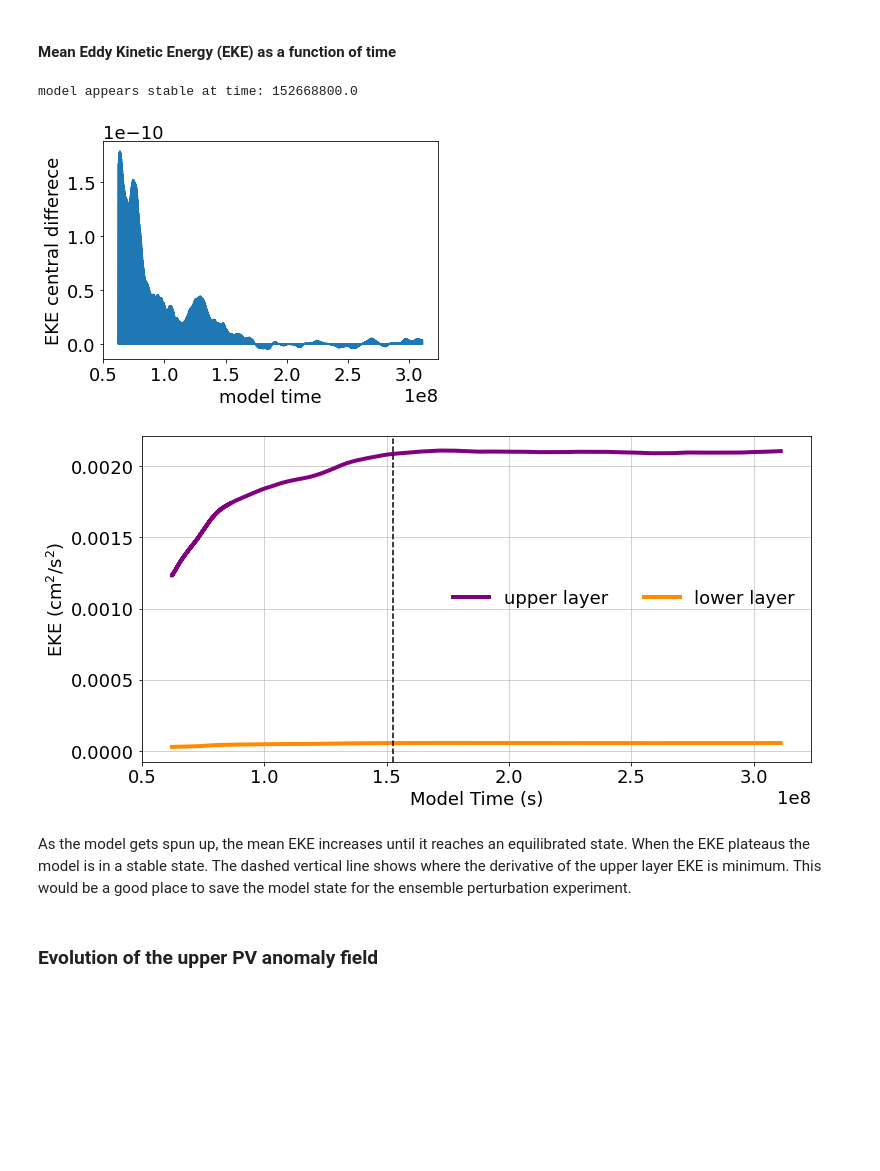
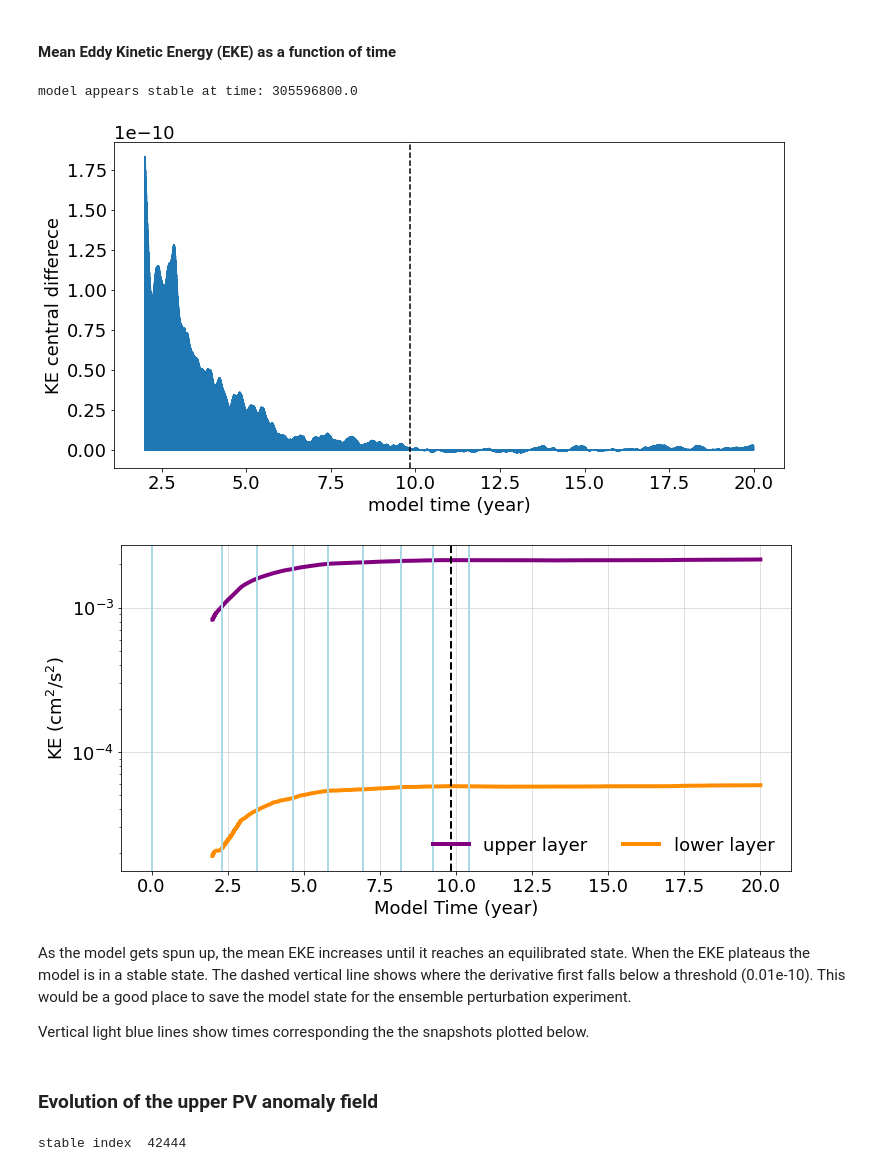
Before and after one commit to ocean-transport/lcs-ml, a Jupyter notebook: run_to_equilibrium.ipynb, the cells around one changed output. Drawn from its saved outputs; the diff is of its cells as text; code cells hidden in the pictures; blank space fills up the shorter version.

```diff
--- a/run_to_equilibrium.ipynb
+++ b/run_to_equilibrium.ipynb
@@ -101,19 +94,16 @@ q = [qi]
 eke = [[np.nan, np.nan]]
 t = [0]
 
-# n=0
 for snapshot in m.run_with_snapshots(tsnapstart=m.t, tsnapint=m.dt):
-#     n+=1 # This counter controls when the EKE is appended to the list.
-
-    q.append(m.q) # PV anomaly
+    q_copy = m.q.copy()
+    q.append(q_copy) # PV anomaly
     t.append(m.t) # model time
-#     if n > twrite*2: # EKE doesn't get computed until the first 'tavestart' interval
     try:
         eke.append(m.get_diagnostic('EKE')) # mean eddy kinetic energy
     except:
         eke.append([np.nan, np.nan])
 
 # Convert to numpy arrays
-q_snapshots = np.asarray(q)
-EKE_snapshots = np.asarray(eke)
-t_snapshots = np.asarray(t)
+q_snapshots = np.stack(q)
+EKE_snapshots = np.stack(eke)
+t_snapshots = np.stack(t)
@@ -122,30 +130,40 @@ t_snapshots = np.asarray(t)
 # %%
 # Take derivative of upper layer EKE using a central difference
 dEKE_dt = np.gradient(EKE_snapshots[:,0], t_snapshots)
-I = np.where((dEKE_dt<0.1e-10)&(dEKE_dt>0)) [0]
+I = np.where((dEKE_dt<0.01e-10)&(dEKE_dt>0)) [0]
 EKE_stable = t_snapshots[I[0]]
 
 # Plot EKE derivative
 plt.rcParams.update({'font.size': 18})
-plt.figure(); plt.plot(t_snapshots, dEKE_dt)
-plt.ylabel('EKE central differece'); plt.xlabel('model time')
+plt.figure(figsize=(12,6)); plt.plot(t_snapshots/year, dEKE_dt)
+plt.ylabel('KE central differece'); plt.xlabel('model time (year)')
+plt.axvline(x=EKE_stable/year, color='k', linestyle='--')
 
 print('model appears stable at time:', EKE_stable)
 
 # Plot time series of EKE
 plt.figure(figsize=(12,6))
-plt.plot(t_snapshots, EKE_snapshots[:,0], lw=4, color='purple', label='upper layer')
-plt.plot(t_snapshots, EKE_snapshots[:,1], lw=4, color='darkorange', label='lower layer')
-plt.axvline(x=EKE_stable, color='k', linestyle='--')
-plt.grid(True, alpha=0.7); plt.legend(frameon=False, ncol=2)
-plt.ylabel(r'EKE ($\rmcm^{2}$/$\rms^{2}$)'); plt.xlabel('Model Time (s)');
+plt.semilogy(t_snapshots/year, EKE_snapshots[:,0], lw=4, color='purple', label='upper layer')
+plt.semilogy(t_snapshots/year, EKE_snapshots[:,1], lw=4, color='darkorange', label='lower layer')
+ints = [0, 10000, 15000, 20000, 25000, 30000, 35388, 40000, 45000]
+for i in ints:
+    plt.axvline(x=t_snapshots[i]/year, color='lightblue', linewidth=2, alpha=1)
+plt.axvline(x=EKE_stable/year, color='k', lw=2, linestyle='--')
+plt.grid(True, alpha=0.5); plt.legend(frameon=False, ncol=2)
+plt.ylabel(r'KE ($\rmcm^{2}$/$\rms^{2}$)'); plt.xlabel('Model Time (year)');
 # %% [output]
-model appears stable at time: 152668800.0
+model appears stable at time: 305596800.0
-[figure, old version]
+[figure, new version]
-[figure, old version]
+[figure, new version]
 # %% [markdown]
-As the model gets spun up, the mean EKE increases until it reaches an equilibrated state. When the EKE plateaus the model is in a stable state. The dashed vertical line shows where the derivative of the upper layer EKE is minimum. This would be a good place to save the model state for the ensemble perturbation experiment.
+As the model gets spun up, the mean EKE increases until it reaches an equilibrated state. When the EKE plateaus the model is in a stable state. The dashed vertical line shows where the derivative first falls below a threshold (0.01e-10). This would be a good place to save the model state for the ensemble perturbation experiment.
+
+Vertical light blue lines show times corresponding the the snapshots plotted below.
 # %% [markdown]
 ### Evolution of the upper PV anomaly field
+# %%
+print('stable index ', int(np.where(t_snapshots == EKE_stable)[0]))
+# %% [output]
+stable index  42444
 # %%
 plt.rcParams.update({'font.size': 10})
```
Also changed, not shown: parts of 42 cells of this notebook, 1 other file.
